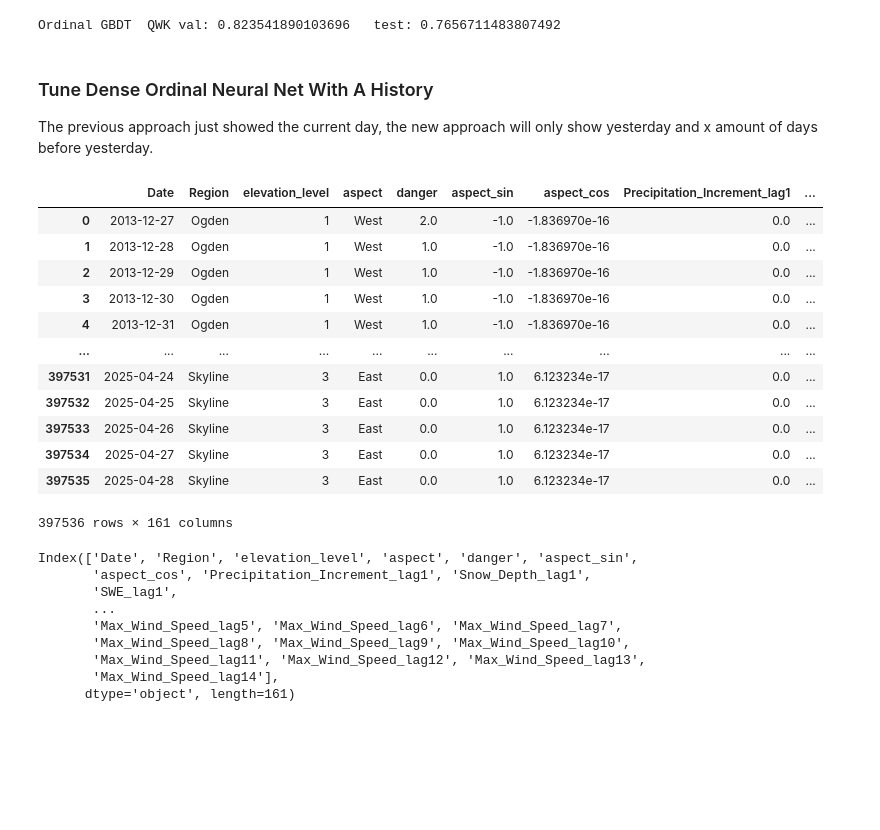
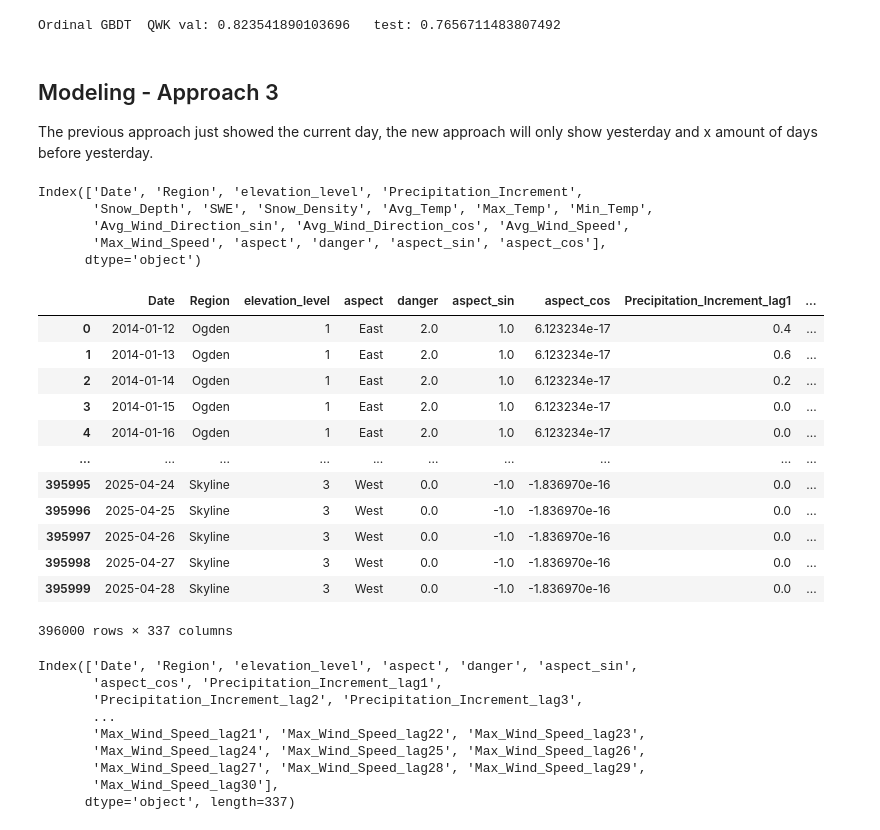
Before and after one commit to dallinmoore/avalanche-forecasting, a Jupyter notebook: main_notebook.ipynb, the cells around one changed output. Cells and saved outputs as stored; diff of their text form; code cells hidden in the pictures; blank space fills up the shorter version.

Commit message:
Testing more models/feature-engineering. Still need to figure out TCN/LSTM/GRU, may be the best option although they are not the best for a categorical/ordinal output.

```diff
--- a/main_notebook.ipynb
+++ b/main_notebook.ipynb
@@ -1741,68 +1743,74 @@ print('Ordinal GBDT  QWK val:',
 # %% [output]
 Ordinal GBDT  QWK val: 0.823541890103696   test: 0.7656711483807492
 # %% [markdown]
-### Tune Dense Ordinal Neural Net With A History
+## Modeling - Approach 3
 
 The previous approach just showed the current day, the new approach will only show yesterday and x amount of days before yesterday.
 # %%
 # -------------------- CONFIG --------------------
-HIST          = 14             # days of history visible
+HIST          = 30            # days of history visible
 BASE_VARS     = weather_cols  # today-level weather names
-GROUP_KEYS    = ['Region', 'elevation_level', "aspect_sin", "aspect_cos"]
+GROUP_KEYS    = ['Region', 'elevation_level', "aspect"]
 
 # sort so shift/rolling works chronologically per zone
 df = model_df_long.sort_values(GROUP_KEYS + ['Date']).copy()
+print(df.columns)
+# Create a dictionary to hold the new lagged columns
+lagged_cols_dict = {}
 
-# shift(1) = "yesterday is day-0"
+# Add lagged columns using a more efficient approach
 for col in BASE_VARS:
-    df[f'{col}_lag1'] = (
-        df.groupby(GROUP_KEYS)[col].shift(1)
-    )
+    for k in range(1, HIST + 1):
+        new_col_name = f'{col}_lag{k}'
+        lagged_cols_dict[new_col_name] = df.groupby(GROUP_KEYS)[col].shift(k)
 
-# further lags
-for col in BASE_VARS:
-    for k in range(2, HIST + 1):
-        df[f'{col}_lag{k}'] = (
-            df.groupby(GROUP_KEYS)[col].shift(k)
-        )
+# Create a DataFrame from the dictionary of lagged columns
+lagged_df = pd.DataFrame(lagged_cols_dict)
 
+# Concatenate the lagged DataFrame with the original DataFrame (excluding original weather_cols)
+# We keep the original columns that are not in BASE_VARS
+cols_to_keep = [col for col in df.columns if col not in BASE_VARS]
+df = pd.concat([df[cols_to_keep], lagged_df], axis=1)
 
-# rop day-0 weather
-df = df.drop(columns=BASE_VARS)   # keep only lags & engineered cols
 
 # cut first HIST rows per zone
 df = (
     df.groupby(GROUP_KEYS)
-      .apply(lambda g: g.iloc[HIST:])       # need full history
+      .apply(lambda g: g.iloc[HIST:], include_groups=True)
       .reset_index(drop=True)
 )
 df
 # %% [output]
+Index(['Date', 'Region', 'elevation_level', 'Precipitation_Increment',
+       'Snow_Depth', 'SWE', 'Snow_Density', 'Avg_Temp', 'Max_Temp', 'Min_Temp',
+       'Avg_Wind_Direction_sin', 'Avg_Wind_Direction_cos', 'Avg_Wind_Speed',
+       'Max_Wind_Speed', 'aspect', 'danger', 'aspect_sin', 'aspect_cos'],
+      dtype='object')
 |  | Date | Region | elevation_level | aspect | danger | aspect_sin | aspect_cos | Precipitation_Increment_lag1 | ... |
-| 0 | 2013-12-27 | Ogden | 1 | West | 2.0 | -1.0 | -1.836970e-16 | 0.0 | ... |
-| 1 | 2013-12-28 | Ogden | 1 | West | 1.0 | -1.0 | -1.836970e-16 | 0.0 | ... |
-| 2 | 2013-12-29 | Ogden | 1 | West | 1.0 | -1.0 | -1.836970e-16 | 0.0 | ... |
-| 3 | 2013-12-30 | Ogden | 1 | West | 1.0 | -1.0 | -1.836970e-16 | 0.0 | ... |
-| 4 | 2013-12-31 | Ogden | 1 | West | 1.0 | -1.0 | -1.836970e-16 | 0.0 | ... |
+| 0 | 2014-01-12 | Ogden | 1 | East | 2.0 | 1.0 | 6.123234e-17 | 0.4 | ... |
+| 1 | 2014-01-13 | Ogden | 1 | East | 2.0 | 1.0 | 6.123234e-17 | 0.6 | ... |
+| 2 | 2014-01-14 | Ogden | 1 | East | 2.0 | 1.0 | 6.123234e-17 | 0.2 | ... |
+| 3 | 2014-01-15 | Ogden | 1 | East | 2.0 | 1.0 | 6.123234e-17 | 0.0 | ... |
+| 4 | 2014-01-16 | Ogden | 1 | East | 2.0 | 1.0 | 6.123234e-17 | 0.0 | ... |
 | ... | ... | ... | ... | ... | ... | ... | ... | ... | ... |
-| 397531 | 2025-04-24 | Skyline | 3 | East | 0.0 | 1.0 | 6.123234e-17 | 0.0 | ... |
-| 397532 | 2025-04-25 | Skyline | 3 | East | 0.0 | 1.0 | 6.123234e-17 | 0.0 | ... |
-| 397533 | 2025-04-26 | Skyline | 3 | East | 0.0 | 1.0 | 6.123234e-17 | 0.0 | ... |
-| 397534 | 2025-04-27 | Skyline | 3 | East | 0.0 | 1.0 | 6.123234e-17 | 0.0 | ... |
-| 397535 | 2025-04-28 | Skyline | 3 | East | 0.0 | 1.0 | 6.123234e-17 | 0.0 | ... |
+| 395995 | 2025-04-24 | Skyline | 3 | West | 0.0 | -1.0 | -1.836970e-16 | 0.0 | ... |
+| 395996 | 2025-04-25 | Skyline | 3 | West | 0.0 | -1.0 | -1.836970e-16 | 0.0 | ... |
+| 395997 | 2025-04-26 | Skyline | 3 | West | 0.0 | -1.0 | -1.836970e-16 | 0.0 | ... |
+| 395998 | 2025-04-27 | Skyline | 3 | West | 0.0 | -1.0 | -1.836970e-16 | 0.0 | ... |
+| 395999 | 2025-04-28 | Skyline | 3 | West | 0.0 | -1.0 | -1.836970e-16 | 0.0 | ... |
-397536 rows × 161 columns
+396000 rows × 337 columns
 # %%
 df.columns
 # %% [output]
 Index(['Date', 'Region', 'elevation_level', 'aspect', 'danger', 'aspect_sin',
-       'aspect_cos', 'Precipitation_Increment_lag1', 'Snow_Depth_lag1',
-       'SWE_lag1',
+       'aspect_cos', 'Precipitation_Increment_lag1',
+       'Precipitation_Increment_lag2', 'Precipitation_Increment_lag3',
        ...
-       'Max_Wind_Speed_lag5', 'Max_Wind_Speed_lag6', 'Max_Wind_Speed_lag7',
-       'Max_Wind_Speed_lag8', 'Max_Wind_Speed_lag9', 'Max_Wind_Speed_lag10',
-       'Max_Wind_Speed_lag11', 'Max_Wind_Speed_lag12', 'Max_Wind_Speed_lag13',
-       'Max_Wind_Speed_lag14'],
-      dtype='object', length=161)
+       'Max_Wind_Speed_lag21', 'Max_Wind_Speed_lag22', 'Max_Wind_Speed_lag23',
+       'Max_Wind_Speed_lag24', 'Max_Wind_Speed_lag25', 'Max_Wind_Speed_lag26',
+       'Max_Wind_Speed_lag27', 'Max_Wind_Speed_lag28', 'Max_Wind_Speed_lag29',
+       'Max_Wind_Speed_lag30'],
+      dtype='object', length=337)
 # %%
 feat_cols = [c for c in df.columns if c not in ['danger', 'Date', 'Region', 'aspect',]]
 target    = 'danger'
```
Also changed, not shown: parts of 21 cells of this notebook.
